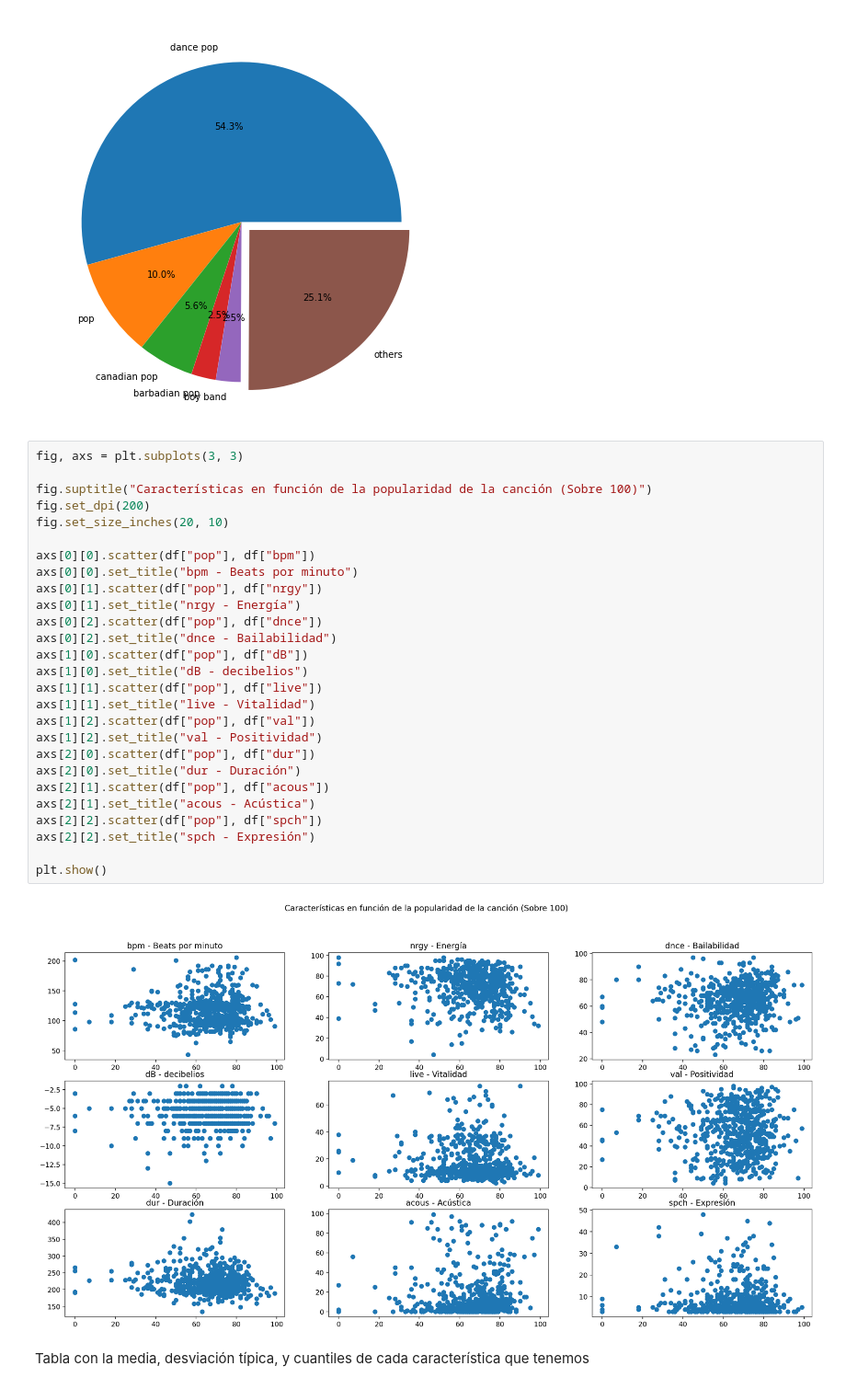
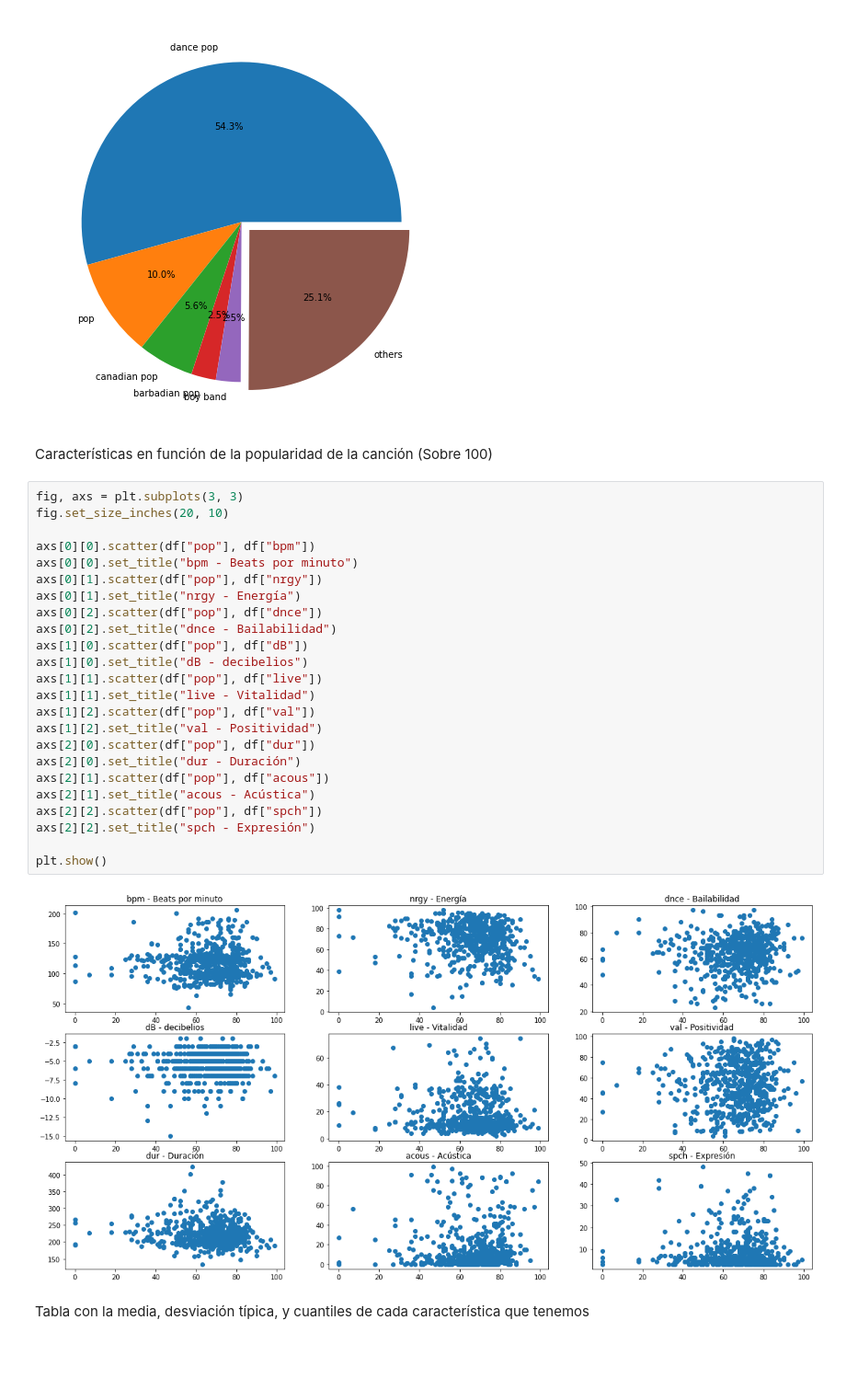
Before and after one commit to JoaquinMateosBarroso/Spotify-songs, a Jupyter notebook: Análisis_Spotify.ipynb, the cells around one changed output. Shown: that part at 92% size. Drawn from its saved outputs; the diff is of its cells as text; blank space fills up the shorter version.

```diff
--- a/Análisis_Spotify.ipynb
+++ b/Análisis_Spotify.ipynb
@@ -62,35 +62,34 @@ fig = plt.pie(top_genres_5, labels = top_genres_5.index, autopct='%.1f%%', explo
 plt.show()
 # %% [output]
 [figure]
+# %% [markdown]
+Características en función de la popularidad de la canción (Sobre 100)
 # %%
 fig, axs = plt.subplots(3, 3)
-
-fig.suptitle("Características en función de la popularidad de la canción (Sobre 100)")
-fig.set_dpi(200)
 fig.set_size_inches(20, 10)
 
 axs[0][0].scatter(df["pop"], df["bpm"])
 axs[0][0].set_title("bpm - Beats por minuto")
 axs[0][1].scatter(df["pop"], df["nrgy"])
 axs[0][1].set_title("nrgy - Energía")
 axs[0][2].scatter(df["pop"], df["dnce"])
 axs[0][2].set_title("dnce - Bailabilidad")
 axs[1][0].scatter(df["pop"], df["dB"])
 axs[1][0].set_title("dB - decibelios")
 axs[1][1].scatter(df["pop"], df["live"])
 axs[1][1].set_title("live - Vitalidad")
 axs[1][2].scatter(df["pop"], df["val"])
 axs[1][2].set_title("val - Positividad")
 axs[2][0].scatter(df["pop"], df["dur"])
 axs[2][0].set_title("dur - Duración")
 axs[2][1].scatter(df["pop"], df["acous"])
 axs[2][1].set_title("acous - Acústica")
 axs[2][2].scatter(df["pop"], df["spch"])
 axs[2][2].set_title("spch - Expresión")
 
 plt.show()
 # %% [output]
-[figure, old version]
+[figure, new version]
 # %% [markdown]
 Tabla con la media, desviación típica, y cuantiles de cada característica que tenemos
 # %%
```
Also changed, not shown: parts of 10 cells of this notebook.
